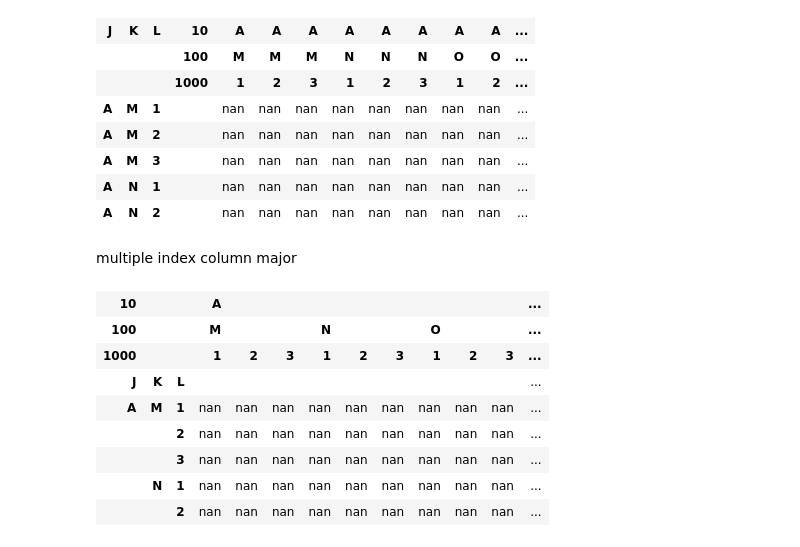
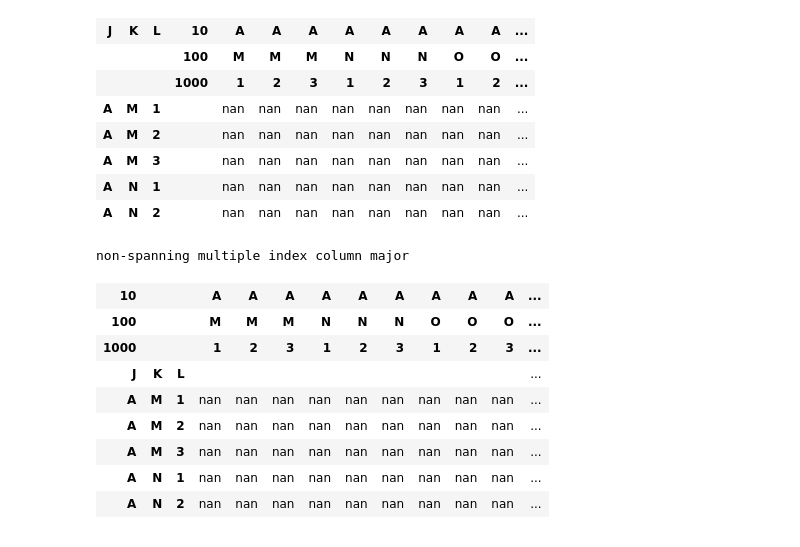
Before and after one commit to tonyfast/tonyfast, a Jupyter notebook: tonyfast/xxiv/2024-02-20-multiindex-html.ipynb, the cells around one changed output. Cells and saved outputs as stored; diff of their text form; code cells hidden in the pictures.

Commit message:
update some table posts

```diff
--- a/tonyfast/xxiv/2024-02-20-multiindex-html.ipynb
+++ b/tonyfast/xxiv/2024-02-20-multiindex-html.ipynb
@@ -389,17 +404,16 @@ multiple indexes row major
 | A | M | 3 |  | nan | nan | nan | nan | nan | nan | nan | nan | ... |
 | A | N | 1 |  | nan | nan | nan | nan | nan | nan | nan | nan | ... |
 | A | N | 2 |  | nan | nan | nan | nan | nan | nan | nan | nan | ... |
-# %% [markdown]
-multiple index column major
 # %%
-    column_major(df.head(), False)
+    column_major(df.head(), "non-spanning multiple index column major", False)
 # %% [output]
+non-spanning multiple index column major
-| 10 |  |  | A |  |  |  |  |  |  |  |  | ... |
-| 100 |  |  | M |  |  | N |  |  | O |  |  | ... |
+| 10 |  |  | A | A | A | A | A | A | A | A | A | ... |
+| 100 |  |  | M | M | M | N | N | N | O | O | O | ... |
 | 1000 |  |  | 1 | 2 | 3 | 1 | 2 | 3 | 1 | 2 | 3 | ... |
 | J | K | L |  |  |  |  |  |  |  |  |  | ... |
 | A | M | 1 | nan | nan | nan | nan | nan | nan | nan | nan | nan | ... |
-|  |  | 2 | nan | nan | nan | nan | nan | nan | nan | nan | nan | ... |
-|  |  | 3 | nan | nan | nan | nan | nan | nan | nan | nan | nan | ... |
-|  | N | 1 | nan | nan | nan | nan | nan | nan | nan | nan | nan | ... |
-|  |  | 2 | nan | nan | nan | nan | nan | nan | nan | nan | nan | ... |
+| A | M | 2 | nan | nan | nan | nan | nan | nan | nan | nan | nan | ... |
+| A | M | 3 | nan | nan | nan | nan | nan | nan | nan | nan | nan | ... |
+| A | N | 1 | nan | nan | nan | nan | nan | nan | nan | nan | nan | ... |
+| A | N | 2 | nan | nan | nan | nan | nan | nan | nan | nan | nan | ... |
```
Also changed, not shown: parts of 12 cells of this notebook, 2 other files.
